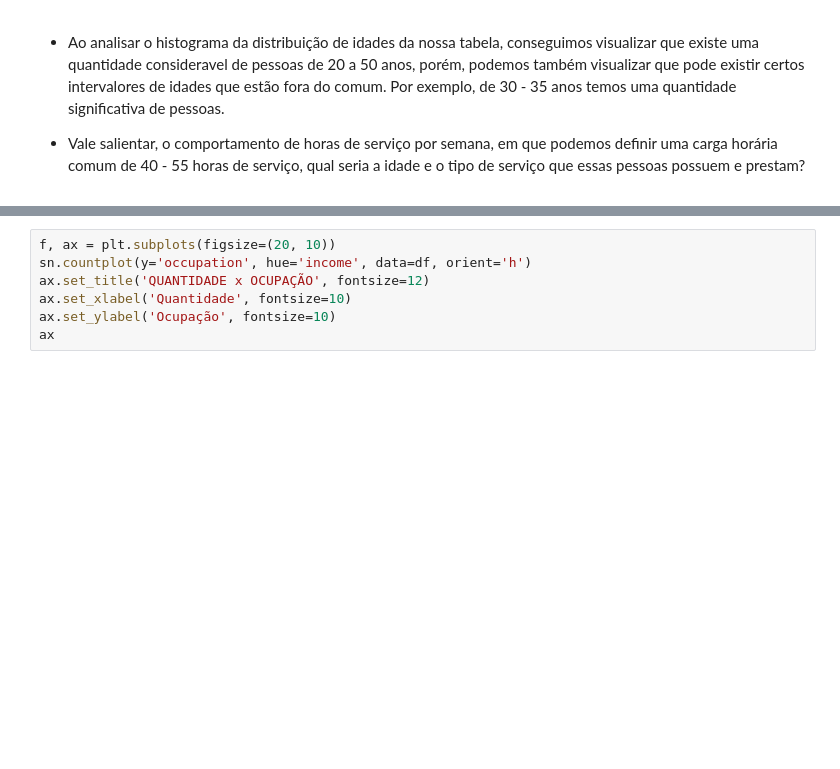
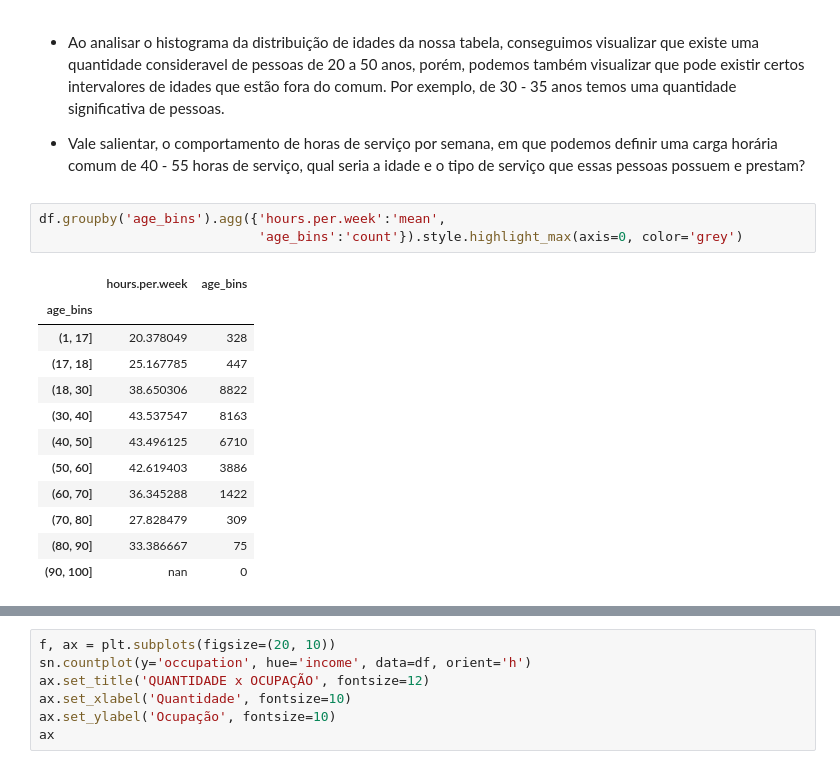
Before and after one commit to wander-asb/Adult-Income, a Jupyter notebook: Adult.ipynb, the cells around one changed output, grey strips where cells are left out. Cells and saved outputs as stored; diff of their text form; blank space fills up the shorter version.

```diff
--- a/Adult.ipynb
+++ b/Adult.ipynb
@@ -118,3 +125,19 @@ df.hist(bins=50, figsize=(30,12));
 * Ao analisar o histograma da distribuição de idades da nossa tabela, conseguimos visualizar que existe uma quantidade consideravel de pessoas de 20 a 50 anos, porém, podemos também visualizar que pode existir certos intervalores de idades que estão fora do comum. Por exemplo, de 30 - 35 anos temos uma quantidade significativa de pessoas.
 
 * Vale salientar, o comportamento de horas de serviço por semana, em que podemos definir uma carga horária comum de 40 - 55 horas de serviço, qual seria a idade e o tipo de serviço que essas pessoas possuem e prestam?
+# %%
+df.groupby('age_bins').agg({'hours.per.week':'mean',
+                            'age_bins':'count'}).style.highlight_max(axis=0, color='grey')
+# %% [output]
+|  | hours.per.week | age_bins |
+| age_bins |  |  |
+| (1, 17] | 20.378049 | 328 |
+| (17, 18] | 25.167785 | 447 |
+| (18, 30] | 38.650306 | 8822 |
+| (30, 40] | 43.537547 | 8163 |
+| (40, 50] | 43.496125 | 6710 |
+| (50, 60] | 42.619403 | 3886 |
+| (60, 70] | 36.345288 | 1422 |
+| (70, 80] | 27.828479 | 309 |
+| (80, 90] | 33.386667 | 75 |
+| (90, 100] | nan | 0 |
```
Also changed, not shown: parts of 12 cells of this notebook.
